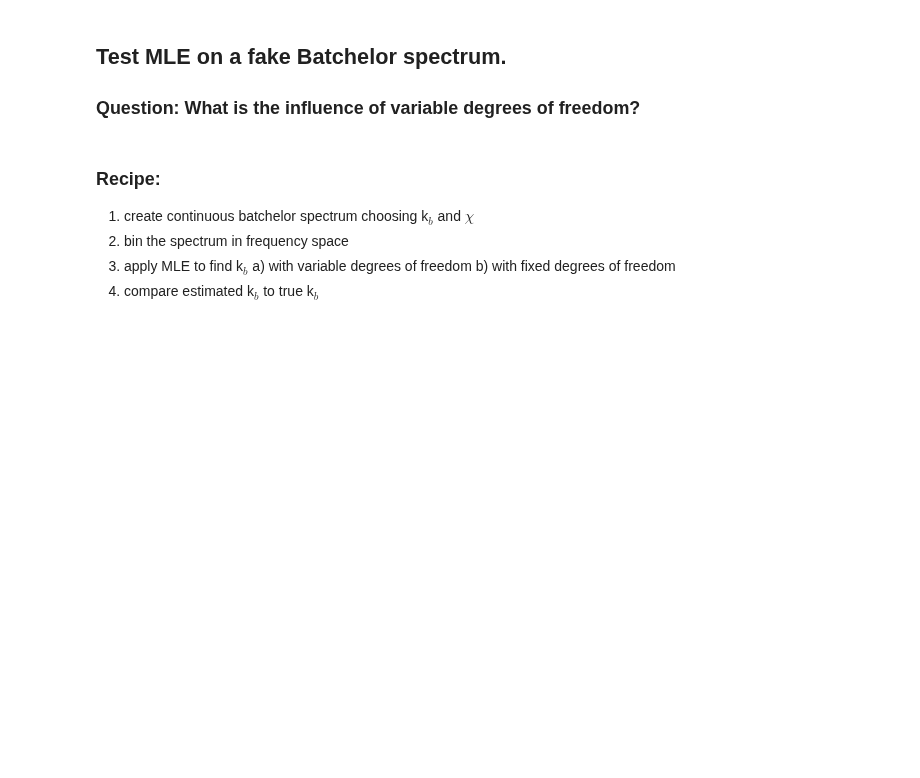
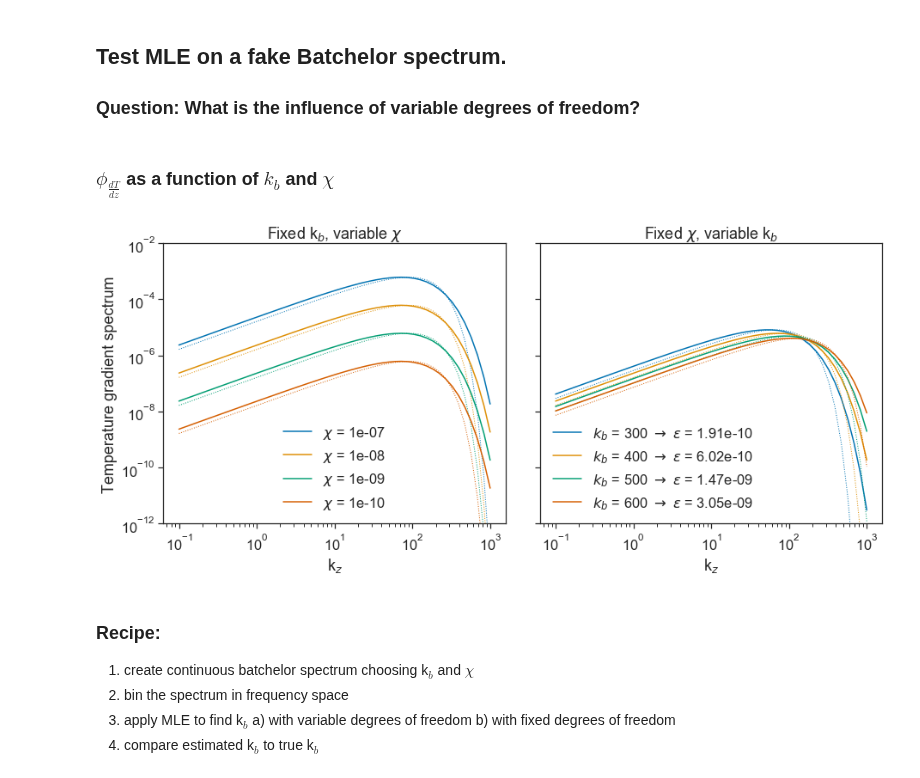
Before and after one commit to sessink/epsilon_from_emapex, a Jupyter notebook: notebooks/fake_batchelor.ipynb, the cells around one changed output. Saved outputs shown, nothing was run; the diff lists cells and outputs as text; code cells hidden in the pictures; blank space fills up the shorter version.

```diff
--- a/notebooks/fake_batchelor.ipynb
+++ b/notebooks/fake_batchelor.ipynb
@@ -85,6 +107,51 @@ def noise_spectrum(f_cps):
     '''
     para = 20 # previously 15
     return 1e-11 * (1 + (f_cps / para)**3)**2
+# %% [markdown]
+### $\phi_{\frac{dT}{dz}}$ as a function of $k_b$ and $\chi$
+# %%
+def plot_batchelor_and_kraichnan():
+    p = Parameters()
+    f,ax = plt.subplots(1,2, figsize=(15,6), sharey=True)
+
+    colors = sns.color_palette(n_colors=4)
+
+    k_rpm = np.logspace(-1,3)
+    fixed_kb = 400
+    variable_chi = [1e-7,1e-8,1e-9,1e-10]
+
+    for i,chi in enumerate( variable_chi ):
+        ax[0].plot(k_rpm, kraichnan(k_rpm,chi, fixed_kb, p), label=rf'$\chi$ = {chi}', color=colors[i])
+        ax[0].plot(k_rpm, batchelor(k_rpm,chi, fixed_kb, p), label=f'_{chi}', lw=1, ls='dotted', color=colors[i])
+
+    ax[0].set_xscale('log')
+    ax[0].set_yscale('log')
+    ax[0].set_title('Fixed k$_b$, variable $\chi$')
+    ax[0].set_ylabel('Temperature gradient spectrum')
+    ax[0].set_xlabel('k$_z$')
+    ax[0].set_ylim(1e-12,1e-2)
+    ax[0].legend()
+
+    variable_kb = [300, 400, 500, 600]
+    fixed_chi = 1e-9
+    for i,kb in enumerate(variable_kb):
+        eps = kb**4*p.D**2*p.nu
+        ax[1].plot(k_rpm, kraichnan(k_rpm,fixed_chi, kb, p), label=rf'$k_b$ = {kb} $\rightarrow$ $\epsilon$ = {eps:1.2e}', color=colors[i])
+        ax[1].plot(k_rpm, batchelor(k_rpm,fixed_chi, kb, p), label=f'_{kb}', lw=1, ls='dotted', color=colors[i])
+
+    ax[1].set_xscale('log')
+    ax[1].set_yscale('log')
+    ax[1].set_title('Fixed $\chi$, variable k$_b$')
+    ax[1].set_xlabel('k$_z$')
+    ax[1].legend()
+
+    plt.subplots_adjust(wspace=0.1)
+    plt.savefig('../figures/kraichnan_model.pdf')
+    plt.show()
+# %%
+plot_batchelor_and_kraichnan()
+# %% [output]
+[figure, added]
 # %% [markdown]
 ### Recipe:
 1. create continuous batchelor spectrum choosing k$_b$ and $\chi$
```
Also changed, not shown: parts of 20 cells of this notebook, 2 other files.
